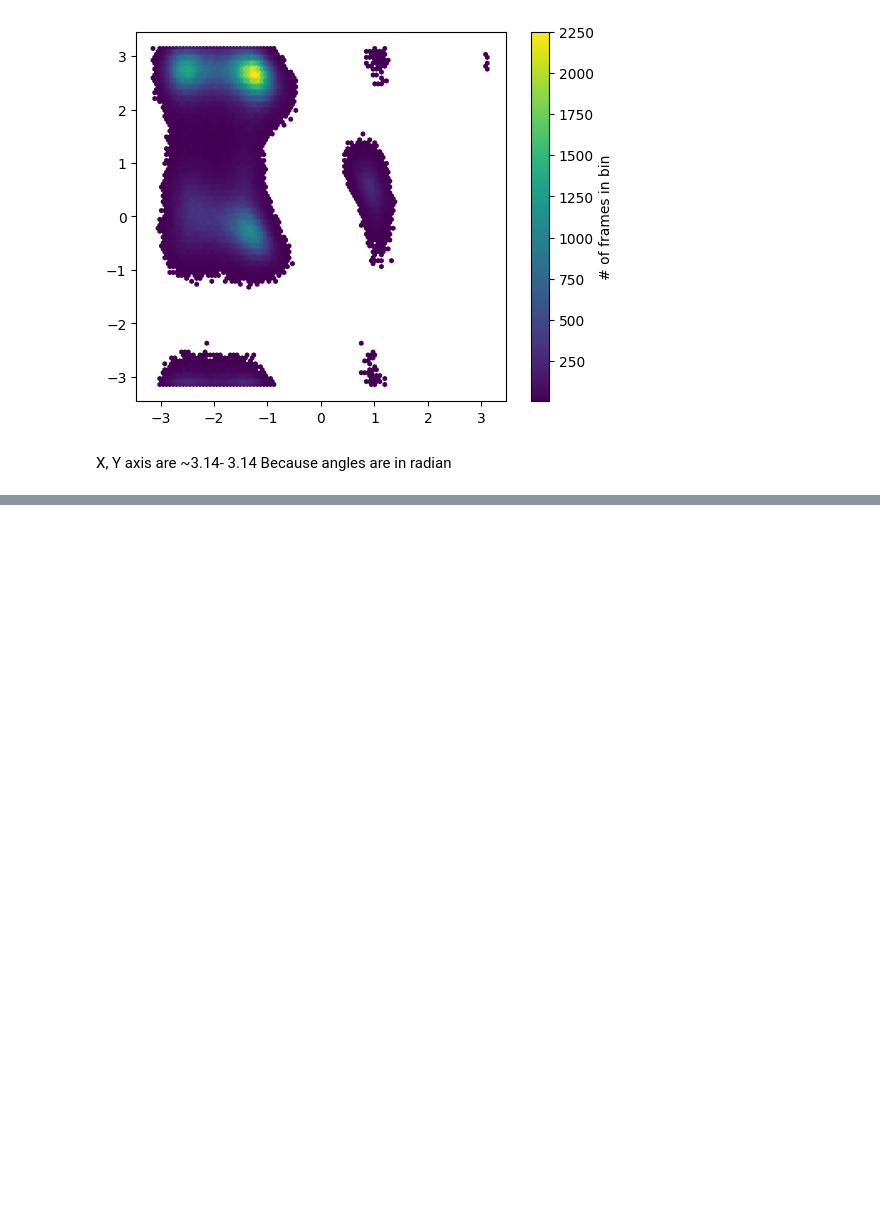
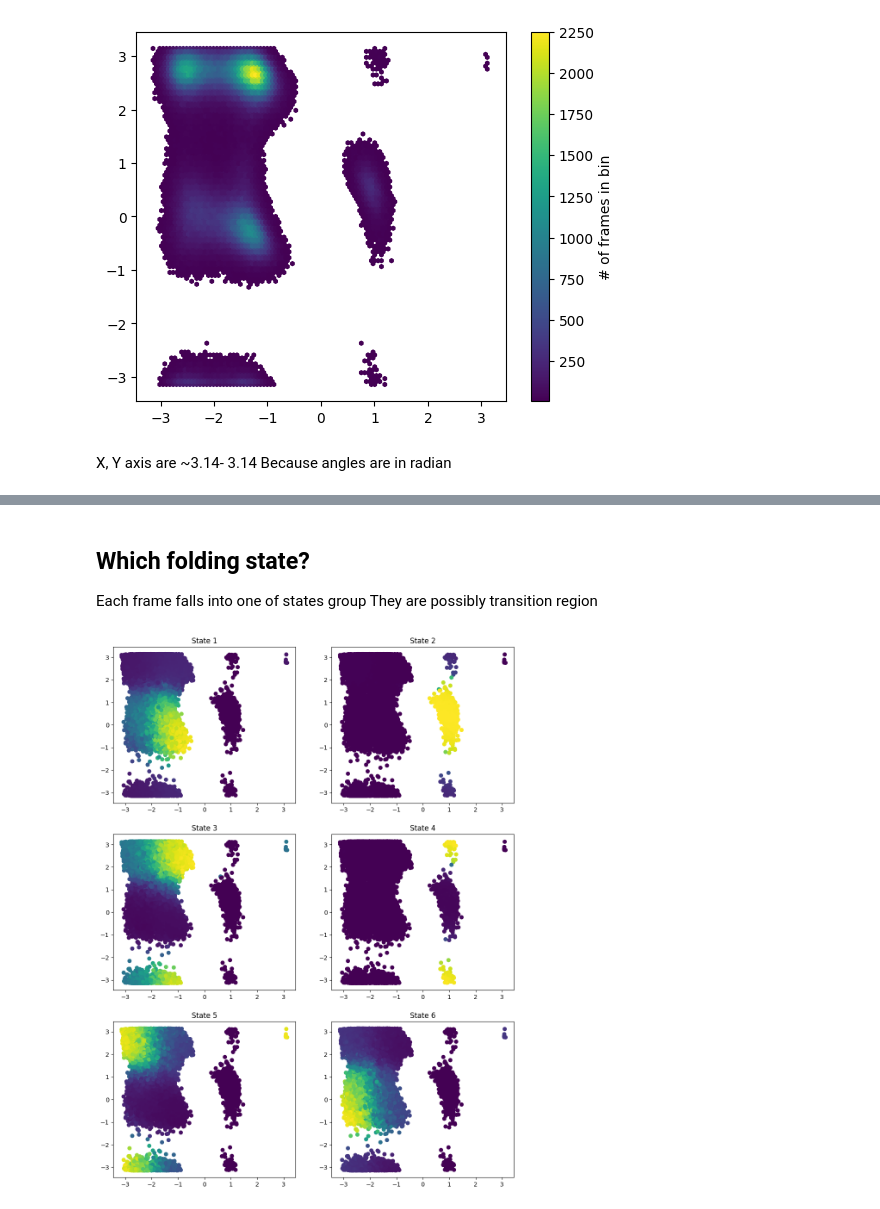
Before and after one commit to ssolh2906/Folding-msm, a Jupyter notebook: VAMPNets.ipynb, the cells around one changed output, grey strips where cells are left out. Saved outputs shown, nothing was run; the diff lists cells and outputs as text; code cells hidden in the pictures; blank space fills up the shorter version.

```diff
--- a/VAMPNets.ipynb
+++ b/VAMPNets.ipynb
@@ -71,0 +153,14 @@ Because angles are in radian
+# %% [markdown]
+## Which folding state?
+
+Each frame falls into one of states group
+They are possibly transition region
+# %%
+state_probabilities = model.transform(data[0])
+
+f, axes = plt.subplots(3, 2, figsize=(12, 16))
+for i, ax in enumerate(axes.flatten()):
+    ax.scatter(*dihedral[0][::5].T, c=state_probabilities[..., i][::5])
+    ax.set_title(f'State {i+1}')
+# %% [output]
+[figure, added]
```
Also changed, not shown: parts of 12 cells of this notebook.
